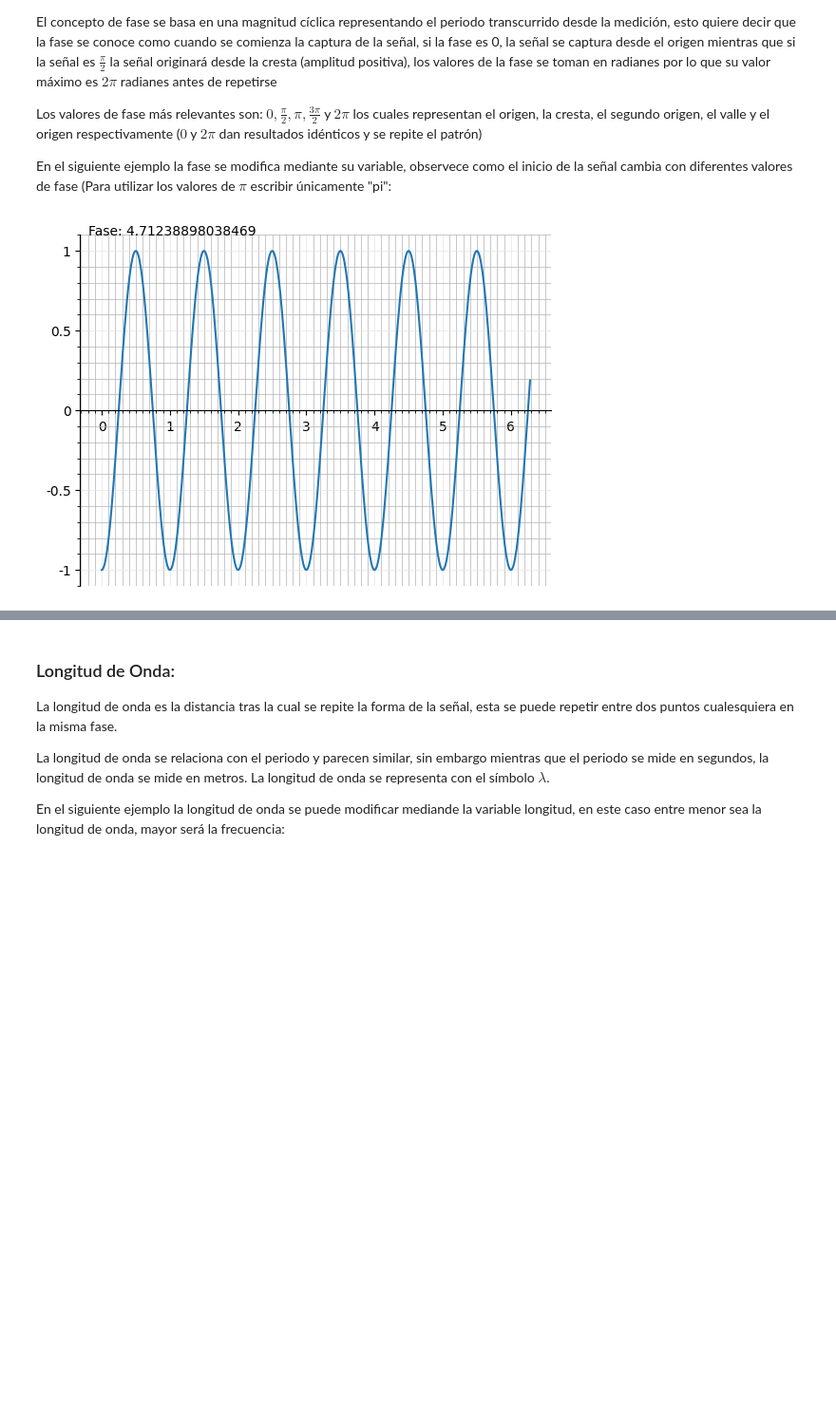
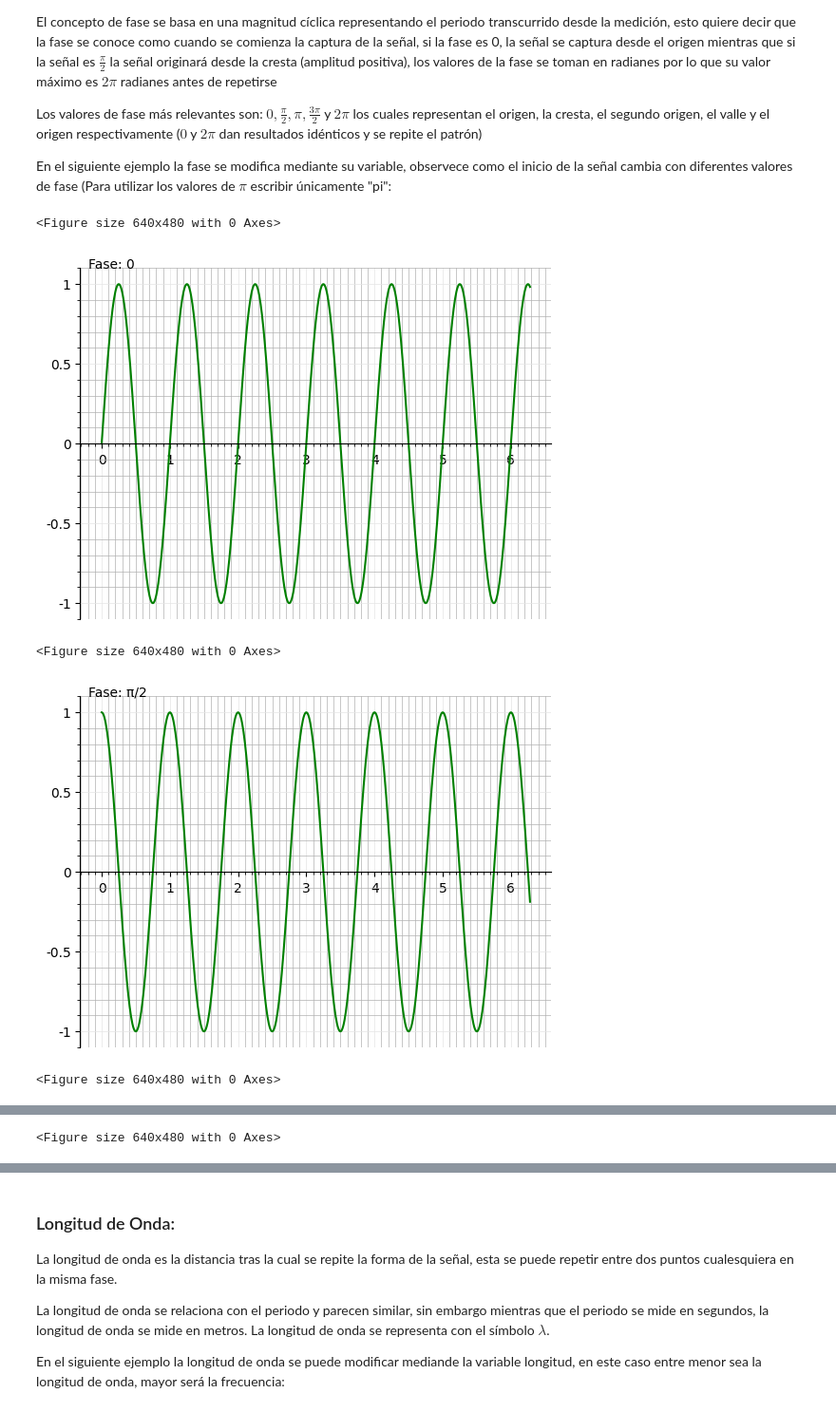
Before and after one commit to Setofnosets/Senoidales, a Jupyter notebook: Senoidales.ipynb, the cells around one changed output, grey strips where cells are left out. Shown at 95% size. Drawn from its saved outputs; the diff is of its cells as text; code cells hidden in the pictures; blank space fills up the shorter version.

```diff
--- a/Senoidales.ipynb
+++ b/Senoidales.ipynb
@@ -62,7 +84,7 @@ import numpy as np
 
 %matplotlib inline
 
-def sine_wave(A: float, p: float, phi: float, t:float) -> float:
+def sine_wave_periodic(A: float, p: float, phi: float, t:float) -> float:
     return A*sin((2*pi*t)/p + phi)
 
 #Variable a modificar
@@ -77,7 +99,7 @@ x_min = 0
 step = 0.01
 
 x = np.arange(x_min, x_max, step)
-y = [sine_wave(1, periodo, 0, tiempo) for tiempo in x]
+y = [sine_wave_periodic(1, periodo, 0, tiempo) for tiempo in x]
 amp_max = y.index(max(y)) * step
 
 #Agregar Ejes
@@ -157,16 +168,7 @@ manera de interpretarlo es como el valor absoluto del cambio medido desde el ori
 <p>En el siguiente ejemplo la amplitud se puede modificar por medio de la variable con el mismo nombre, vease como la amplitud afecta
 el tamaño de la señal: </p>
 # %%
-from math import sin, pi
-import matplotlib.pyplot as plt
-from matplotlib.ticker import MultipleLocator, FormatStrFormatter
-from matplotlib.pyplot import figure
-import numpy as np
 
-%matplotlib inline
-
-def sine_wave(A: float, f: float, phi: float, t:float) -> float:
-    return A*sin((2*pi*t*f) + phi)
 
 #Variable a modificar
 amplitud = 1.
@@ -207,46 +209,52 @@ plt.show()
 <p>Los valores de fase más relevantes son: $0, \frac{\pi}{2}, \pi, \frac{3\pi}{2}$ y $2\pi$ los cuales representan el origen, la cresta, el segundo origen, el valle y el origen respectivamente ($0$ y $2\pi$ dan resultados idénticos y se repite el patrón)</p>
 <p>En el siguiente ejemplo la fase se modifica mediante su variable, observece como el inicio de la señal cambia con diferentes valores de fase (Para utilizar los valores de $\pi$ escribir únicamente "pi":</p>
 # %%
-from math import sin, pi
-import matplotlib.pyplot as plt
-from matplotlib.ticker import MultipleLocator, FormatStrFormatter
-from matplotlib.pyplot import figure
-import numpy as np
 
-%matplotlib inline
+def fases (x: float, y: float, titulo: str) -> None:
+    ax = plt.figure().add_subplot(1, 1, 1)
+    ax.spines['bottom'].set_position('center')
+    ax.spines['right'].set_color('none')
+    ax.spines['top'].set_color('none')
+    ax.yaxis.set_major_formatter(FormatStrFormatter('%g'))
+    ax.yaxis.set_ticks(np.arange(-100, 100, 0.5))
+    ax.xaxis.set_minor_locator(MultipleLocator(0.1))
+    ax.yaxis.set_minor_locator(MultipleLocator(0.1))
+    ax.xaxis.grid(True,'minor',linewidth=0.5)
+    ax.yaxis.grid(True,'minor',linewidth=0.5)
+    plt.grid(True, linewidth=0.5, color='#e5e5e5', linestyle='-')
+    plt.annotate("Fase: " + titulo, xy=(-0.2,1.1), xytext=(-0.2,1.1))
+    plt.plot(x, y, 'g')
 
-def sine_wave(A: float, f: float, phi: float, t:float) -> float:
-    return A*sin((2*pi*t*f) + phi)
 
 #Variable a modificar
-fase = 3*pi/2
-
-
+fase = 0
 
 amp_max = 0.
 x_max = 2*pi
 x_min = 0
 step = 0.01
 x = np.arange(x_min, x_max, step)
 y = [sine_wave(1, 1, fase, tiempo) for tiempo in x]
-amp_max = y.index(max(y)) * step
-
-#Agregar Ejes
-ax = plt.figure().add_subplot(1, 1, 1)
-ax.spines['bottom'].set_position('center')
-ax.spines['right'].set_color('none')
-ax.spines['top'].set_color('none')
-ax.yaxis.set_major_formatter(FormatStrFormatter('%g'))
-ax.yaxis.set_ticks(np.arange(-100, 100, 0.5))
-ax.xaxis.set_minor_locator(MultipleLocator(0.1))
-ax.yaxis.set_minor_locator(MultipleLocator(0.1))
-ax.xaxis.grid(True,'minor',linewidth=0.5)
-ax.yaxis.grid(True,'minor',linewidth=0.5)
-plt.grid(True, linewidth=0.5, color='#e5e5e5', linestyle='-')
-plt.annotate("Fase: " + str(fase), xy=(-0.2,1.1), xytext=(-0.2,1.1))
 
 #Mostrar Grafica
-plt.plot(x,y)
+fig = plt.figure()
+fases(x, y, "0")
+fase = pi/2
+y = [sine_wave(1, 1, fase, tiempo) for tiempo in x]
+fig = plt.figure()
+fases(x, y, "π/2")
+fase = pi
+y = [sine_wave(1, 1, fase, tiempo) for tiempo in x]
+fig = plt.figure()
+fases(x, y, "π")
+fase = 2*pi/3
+y = [sine_wave(1, 1, fase, tiempo) for tiempo in x]
+fig = plt.figure()
+fases(x, y, "2π/3")
 plt.show()
 # %% [output]
+<Figure size 640x480 with 0 Axes>
-[figure, old version]
+[figure, new version]
+<Figure size 640x480 with 0 Axes>
+[figure, added]
+<Figure size 640x480 with 0 Axes>
@@ -252,0 +262 @@ plt.show()
+<Figure size 640x480 with 0 Axes>
```
Also changed, not shown: parts of 7 cells of this notebook.
